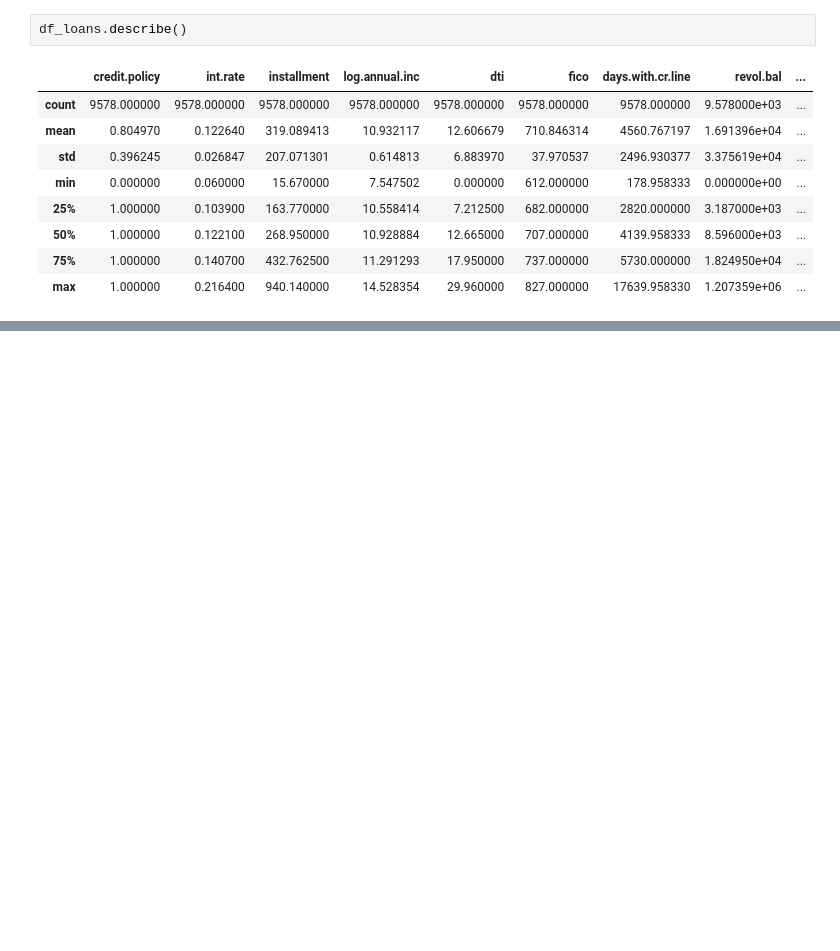
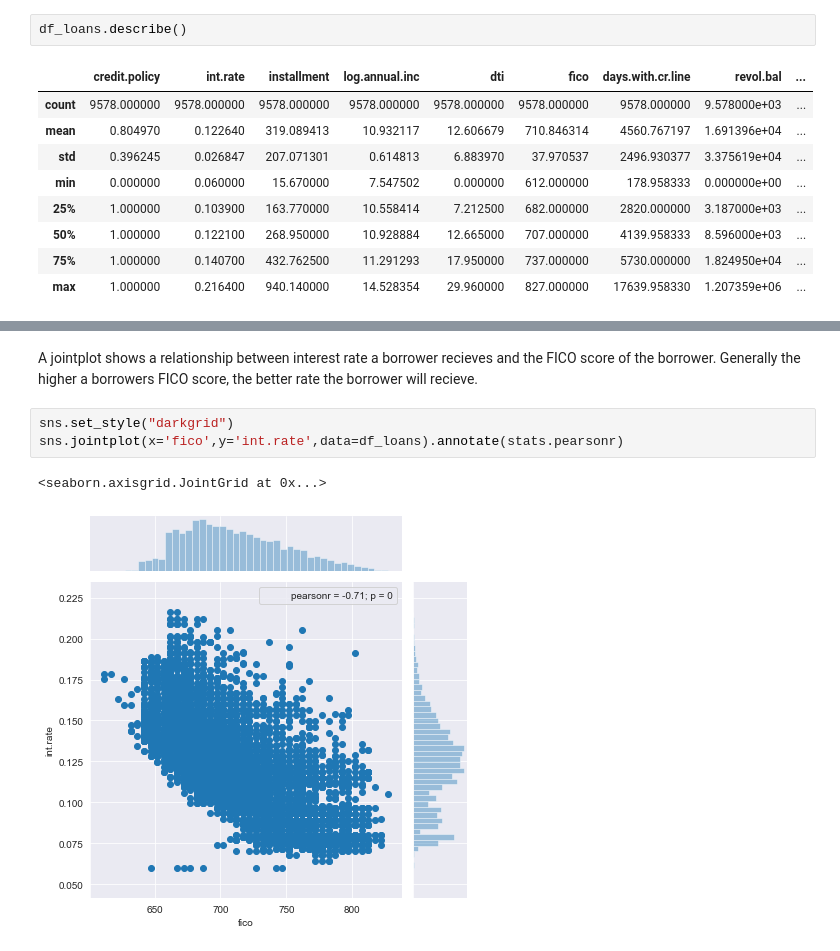
Before and after one commit to mcarpent87/Loan_prediction, a Jupyter notebook: loan_prediction.ipynb, the cells around one changed output, grey strips where cells are left out. Cells and saved outputs as stored; diff of their text form; blank space fills up the shorter version.

```diff
--- a/loan_prediction.ipynb
+++ b/loan_prediction.ipynb
@@ -60,0 +89,8 @@ NameError: name 'loans' is not defined
+# %% [markdown]
+A jointplot shows a relationship between interest rate a borrower recieves and the FICO score of the borrower. Generally the higher a borrowers FICO score, the better rate the borrower will recieve.
+# %%
+sns.set_style("darkgrid")
+sns.jointplot(x='fico',y='int.rate',data=df_loans).annotate(stats.pearsonr)
+# %% [output]
+<seaborn.axisgrid.JointGrid at 0x...>
+[figure, added]
```
Also changed, not shown: parts of 37 cells of this notebook.
